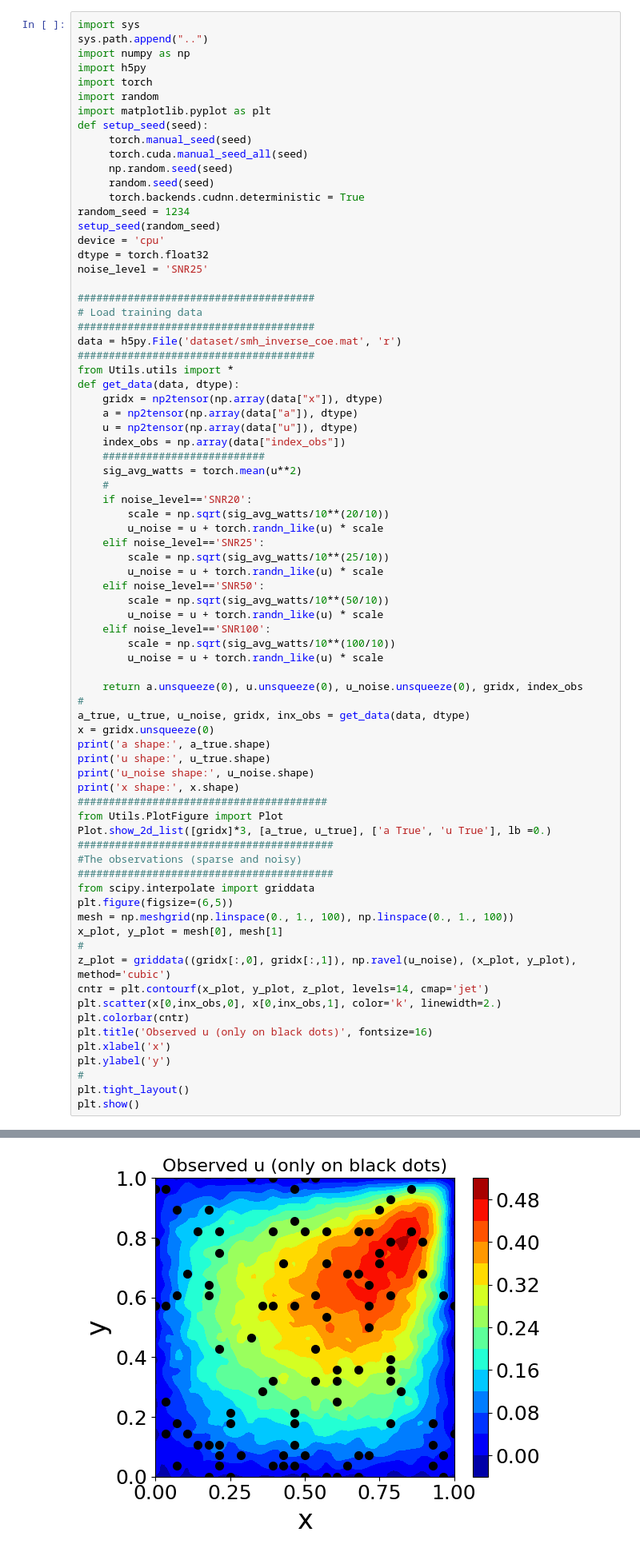
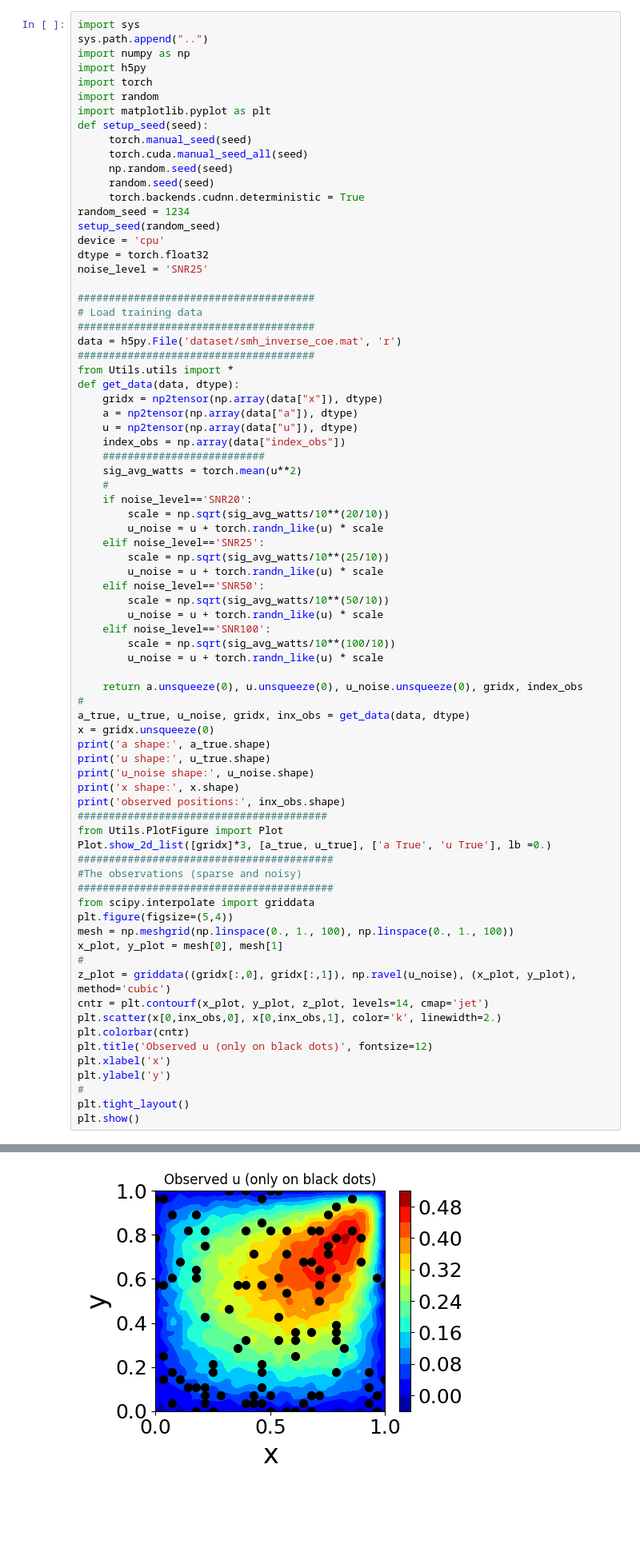
Before and after one commit to pkmtum/DGenNO, a Jupyter notebook: Example_DarcyFlow_continuous/DGenNO_inverse_continuous.ipynb, the cells around one changed output, grey strips where cells are left out. Shown: that part at 80% size. Saved outputs shown, nothing was run; the diff lists cells and outputs as text; blank space fills up the shorter version.

```diff
--- a/Example_DarcyFlow_continuous/DGenNO_inverse_continuous.ipynb
+++ b/Example_DarcyFlow_continuous/DGenNO_inverse_continuous.ipynb
@@ -57,6 +57,7 @@ print('a shape:', a_true.shape)
 print('u shape:', u_true.shape)
 print('u_noise shape:', u_noise.shape)
 print('x shape:', x.shape)
+print('observed positions:', inx_obs.shape)
 ########################################
 from Utils.PlotFigure import Plot
 Plot.show_2d_list([gridx]*3, [a_true, u_true], ['a True', 'u True'], lb =0.)
@@ -64,7 +65,7 @@ Plot.show_2d_list([gridx]*3, [a_true, u_true], ['a True', 'u True'], lb =0.)
 #The observations (sparse and noisy)
 #########################################
 from scipy.interpolate import griddata
-plt.figure(figsize=(6,5))
+plt.figure(figsize=(5,4))
 mesh = np.meshgrid(np.linspace(0., 1., 100), np.linspace(0., 1., 100))
 x_plot, y_plot = mesh[0], mesh[1]
 #
@@ -72,7 +73,7 @@ z_plot = griddata((gridx[:,0], gridx[:,1]), np.ravel(u_noise), (x_plot, y_plot),
 cntr = plt.contourf(x_plot, y_plot, z_plot, levels=14, cmap='jet')
 plt.scatter(x[0,inx_obs,0], x[0,inx_obs,1], color='k', linewidth=2.)
 plt.colorbar(cntr)
-plt.title('Observed u (only on black dots)', fontsize=16)
+plt.title('Observed u (only on black dots)', fontsize=12)
 plt.xlabel('x')
 plt.ylabel('y')
 #
@@ -86,4 +88,4 @@ x shape: torch.Size([1, 841, 2])
 [figure]
-[figure, old version]
+[figure, new version]
 # %% [markdown]
 ## (2) Define the loss class
```
Also changed, not shown: parts of 8 cells of this notebook.
